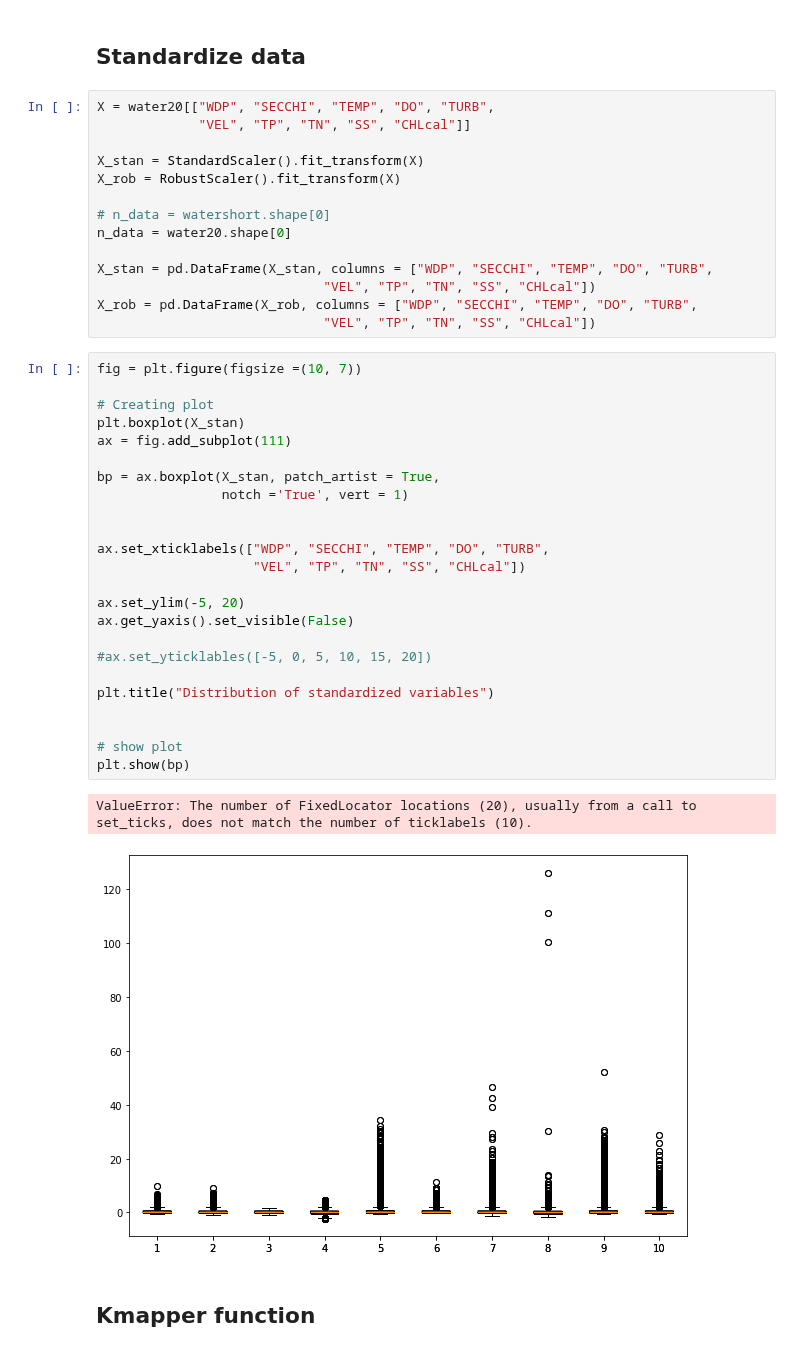
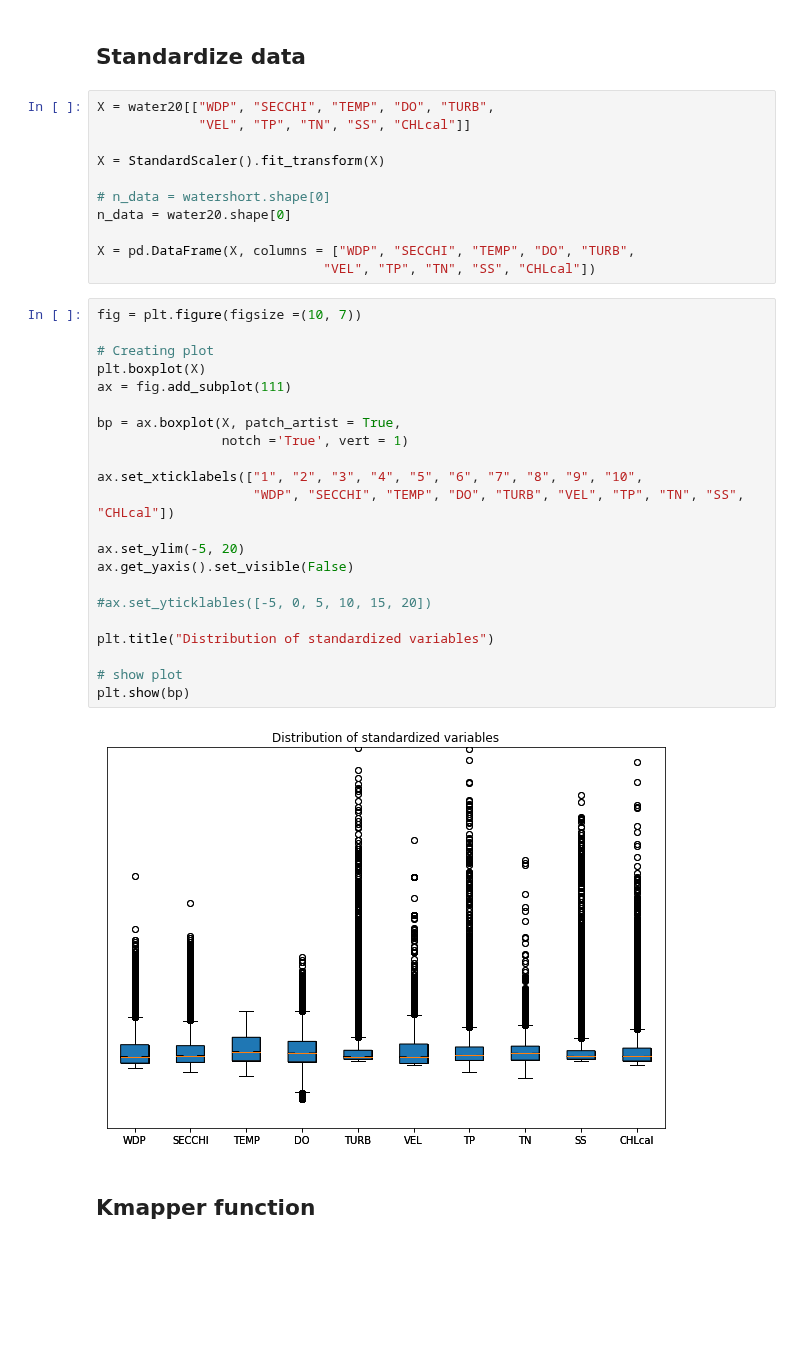
Before and after one commit to amberlee0516/UMR-TDA-2021, a Jupyter notebook: pools_specific_EDA/Upper Pool 4/alaina_kmapper.ipynb, the cells around one changed output. Cells and saved outputs as stored; diff of their text form; blank space fills up the shorter version.

```diff
--- a/pools_specific_EDA/Upper Pool 4/alaina_kmapper.ipynb
+++ b/pools_specific_EDA/Upper Pool 4/alaina_kmapper.ipynb
@@ -46,43 +46,37 @@ water20 = pd.read_csv("../../LTRM data/RF interpolation/water_full.csv")
 X = water20[["WDP", "SECCHI", "TEMP", "DO", "TURB",
              "VEL", "TP", "TN", "SS", "CHLcal"]]
 
-X_stan = StandardScaler().fit_transform(X)
-X_rob = RobustScaler().fit_transform(X)
+X = StandardScaler().fit_transform(X)
 
 # n_data = watershort.shape[0]
 n_data = water20.shape[0]
 
-X_stan = pd.DataFrame(X_stan, columns = ["WDP", "SECCHI", "TEMP", "DO", "TURB",
+X = pd.DataFrame(X, columns = ["WDP", "SECCHI", "TEMP", "DO", "TURB",
                              "VEL", "TP", "TN", "SS", "CHLcal"])
-X_rob = pd.DataFrame(X_rob, columns = ["WDP", "SECCHI", "TEMP", "DO", "TURB",
-                             "VEL", "TP", "TN", "SS", "CHLcal"])
 # %%
 fig = plt.figure(figsize =(10, 7))
 
 # Creating plot
-plt.boxplot(X_stan)
+plt.boxplot(X)
 ax = fig.add_subplot(111)
 
-bp = ax.boxplot(X_stan, patch_artist = True,
+bp = ax.boxplot(X, patch_artist = True,
                 notch ='True', vert = 1)
 
-
-ax.set_xticklabels(["WDP", "SECCHI", "TEMP", "DO", "TURB",
-                    "VEL", "TP", "TN", "SS", "CHLcal"])
+ax.set_xticklabels(["1", "2", "3", "4", "5", "6", "7", "8", "9", "10",
+                    "WDP", "SECCHI", "TEMP", "DO", "TURB", "VEL", "TP", "TN", "SS", "CHLcal"])
 
 ax.set_ylim(-5, 20)
 ax.get_yaxis().set_visible(False)
 
 #ax.set_yticklables([-5, 0, 5, 10, 15, 20])
 
 plt.title("Distribution of standardized variables")
 
-
 # show plot
 plt.show(bp)
 # %% [output]
-ValueError: The number of FixedLocator locations (20), usually from a call to set_ticks, does not match the number of ticklabels (10).
-[figure, old version]
+[figure, new version]
 # %% [markdown]
 ## Kmapper function
 # %%
```
Also changed, not shown: parts of 2 cells of this notebook.
